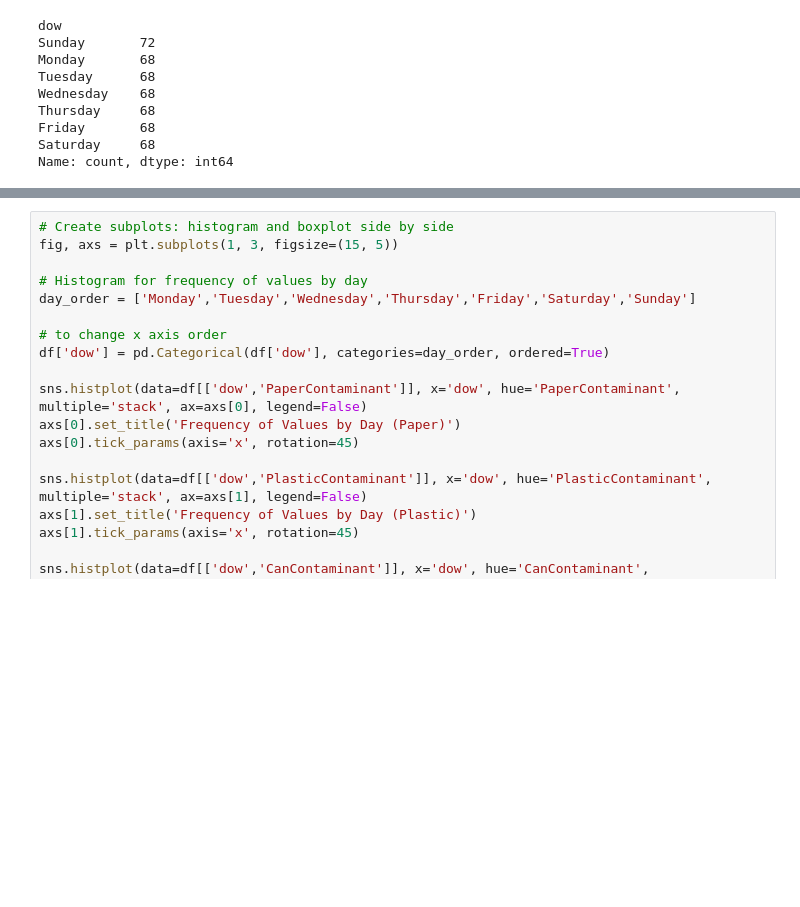
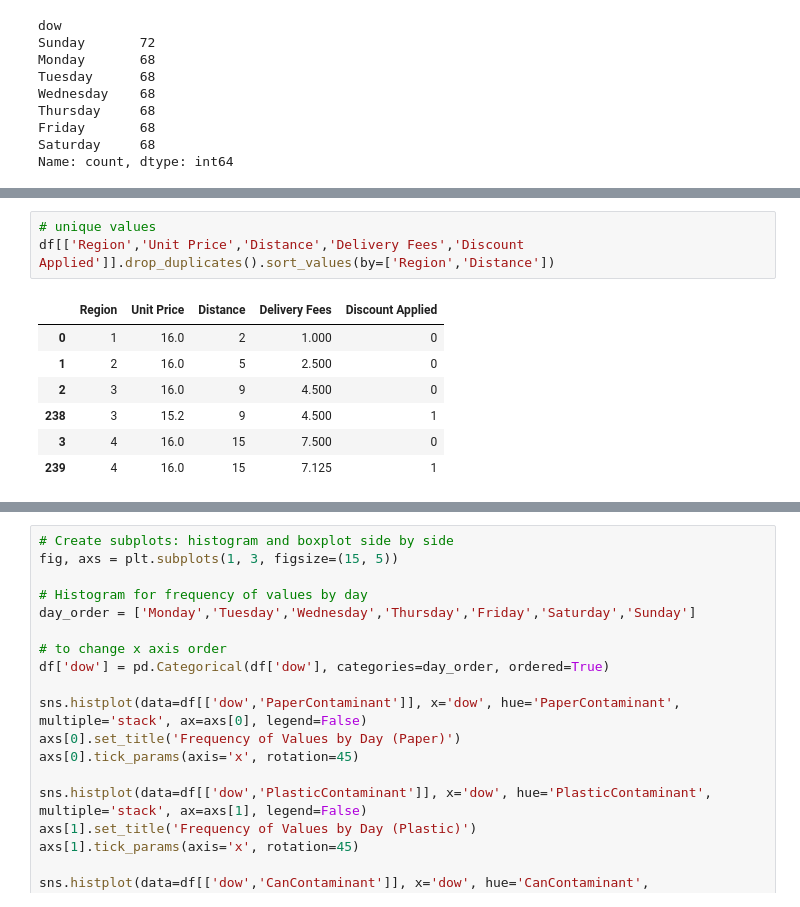
Before and after one commit to Alphteow/EconsModel, a Jupyter notebook: Econ_Group_Project3.ipynb, the cells around one changed output, grey strips where cells are left out. Drawn from its saved outputs; the diff is of its cells as text; blank space fills up the shorter version.

```diff
--- a/Econ_Group_Project3.ipynb
+++ b/Econ_Group_Project3.ipynb
@@ -104,0 +119,11 @@ Name: count, dtype: int64
+# %%
+# unique values
+df[['Region','Unit Price','Distance','Delivery Fees','Discount Applied']].drop_duplicates().sort_values(by=['Region','Distance'])
+# %% [output]
+|  | Region | Unit Price | Distance | Delivery Fees | Discount Applied |
+| 0 | 1 | 16.0 | 2 | 1.000 | 0 |
+| 1 | 2 | 16.0 | 5 | 2.500 | 0 |
+| 2 | 3 | 16.0 | 9 | 4.500 | 0 |
+| 238 | 3 | 15.2 | 9 | 4.500 | 1 |
+| 3 | 4 | 16.0 | 15 | 7.500 | 0 |
+| 239 | 4 | 16.0 | 15 | 7.125 | 1 |
```
Also changed, not shown: parts of 3 cells of this notebook.
